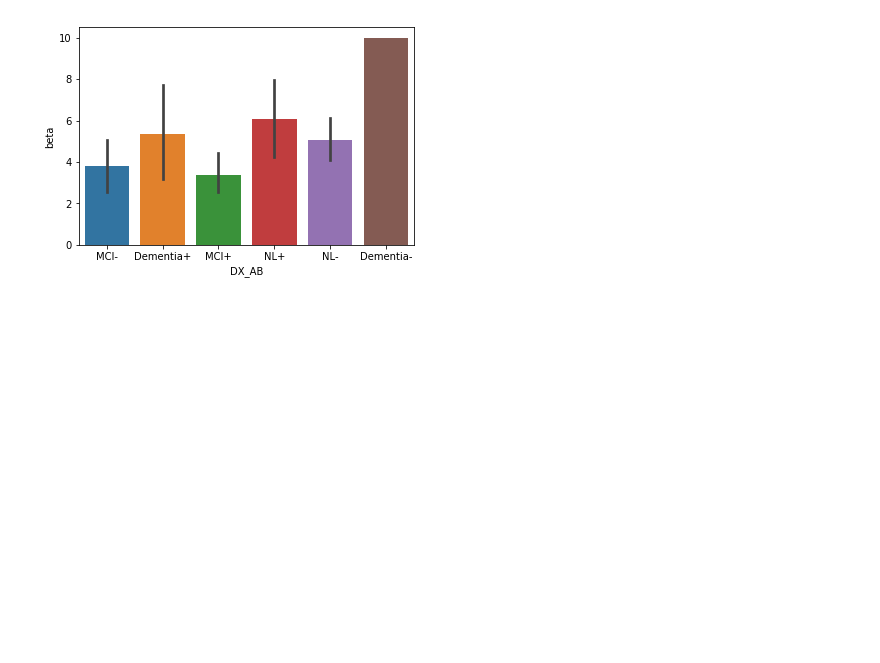
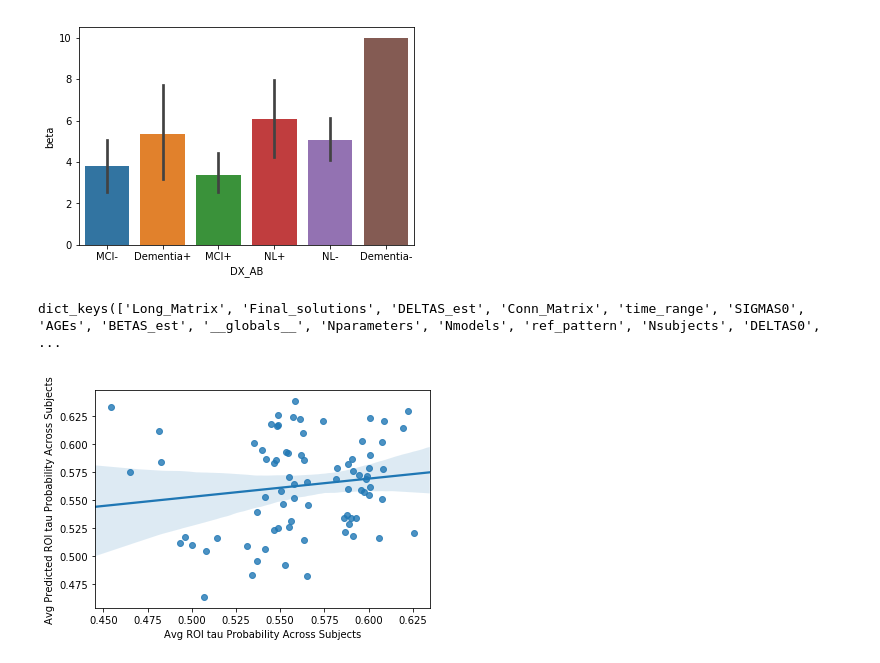
Before and after one commit to illdopejake/hack_projects, a Jupyter notebook: ESM_evaluation_code.ipynb, the cells around one changed output. Saved outputs shown, nothing was run; the diff lists cells and outputs as text; code cells hidden in the pictures; blank space fills up the shorter version.

```diff
--- a/ESM_evaluation_code.ipynb
+++ b/ESM_evaluation_code.ipynb
@@ -250,0 +258,13 @@ for col in res.columns[:10]:
+# %%
+mat.keys()
+# %% [output]
+dict_keys(['Long_Matrix', 'Final_solutions', 'DELTAS_est', 'Conn_Matrix', 'time_range', 'SIGMAS0', 'AGEs', 'BETAS_est', '__globals__', 'Nparameters', 'Nmodels', 'ref_pattern', 'Nsubjects', 'DELTAS0',  ...
+# %%
+# look at regional accuracy across subjects
+plt.close()
+sns.regplot(mat['ref_pattern'].mean(1), mat['Final_solutions'].mean(1))
+plt.xlabel('Avg ROI tau Probability Across Subjects')
+plt.ylabel('Avg Predicted ROI tau Probability Across Subjects')
+plt.show()
+# %% [output]
+[figure, added]
```
Also changed, not shown: parts of 11 cells of this notebook, 3 other files.
